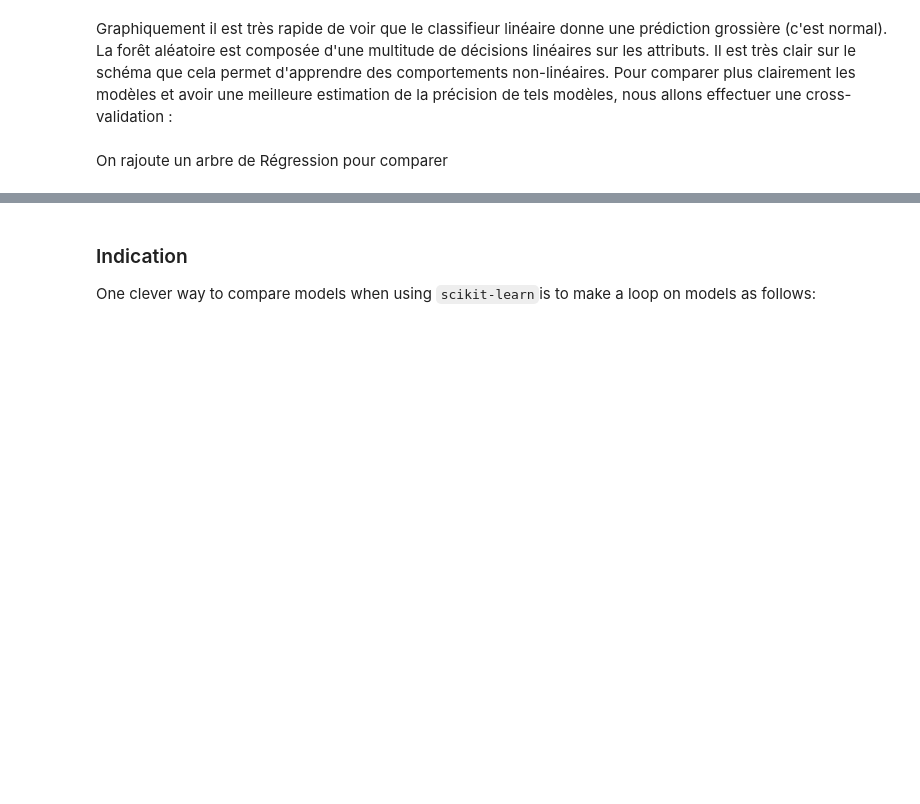
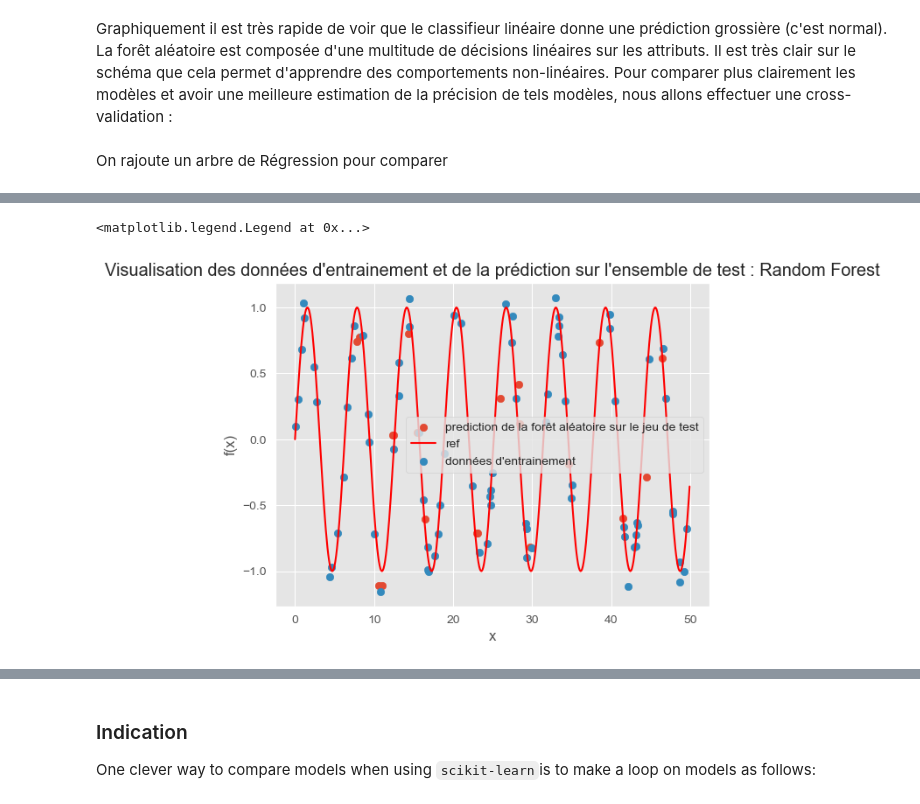
Before and after one commit to VictorCilleros/ML, a Jupyter notebook: TP4_decision_trees/TP4_decision_trees.ipynb, the cells around one changed output, grey strips where cells are left out. Drawn from its saved outputs; the diff is of its cells as text; code cells hidden in the pictures; blank space fills up the shorter version.

```diff
--- a/TP4_decision_trees/TP4_decision_trees.ipynb
+++ b/TP4_decision_trees/TP4_decision_trees.ipynb
@@ -730 +761,15 @@ Le score de l'abre de décision sur cette nouvelle fenêtre est de  : -0.5113595
+# %%
+regrf = RandomForestRegressor(n_estimators=10).fit(df_train_esp['x'].values.reshape(-1, 1),df_train_esp['f(x)'].values.reshape(-1,1).ravel())
+
+plt.figure()
+plt.scatter(df_test_esp['x'].values.reshape(-1,1),regrf.predict(df_test_esp['x'].values.reshape(-1,1)),label='prediction de la forêt aléatoire sur le jeu de test')
+plt.plot(np.arange(start,end,0.1),np.sin(np.arange(start,end,0.1)),'r-',label='ref')
+plt.scatter(df_train_esp.x,df_train_esp['f(x)'],label="données d'entrainement")
+plt.xlabel("x")
+plt.ylabel('f(x)')
+plt.title("Visualisation des données d'entrainement et de la prédiction sur l'ensemble de test : Random Forest")
+plt.legend()
+# %% [output]
+<matplotlib.legend.Legend at 0x...>
+[figure, added]
 # %%
```
Also changed, not shown: parts of 34 cells of this notebook.
